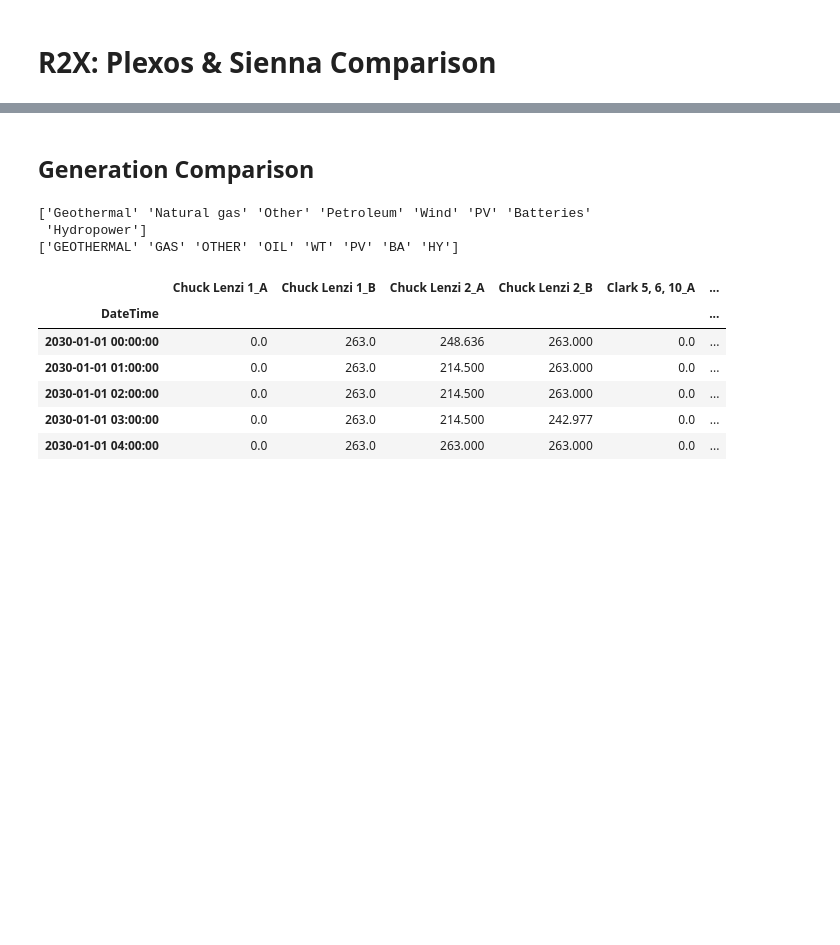
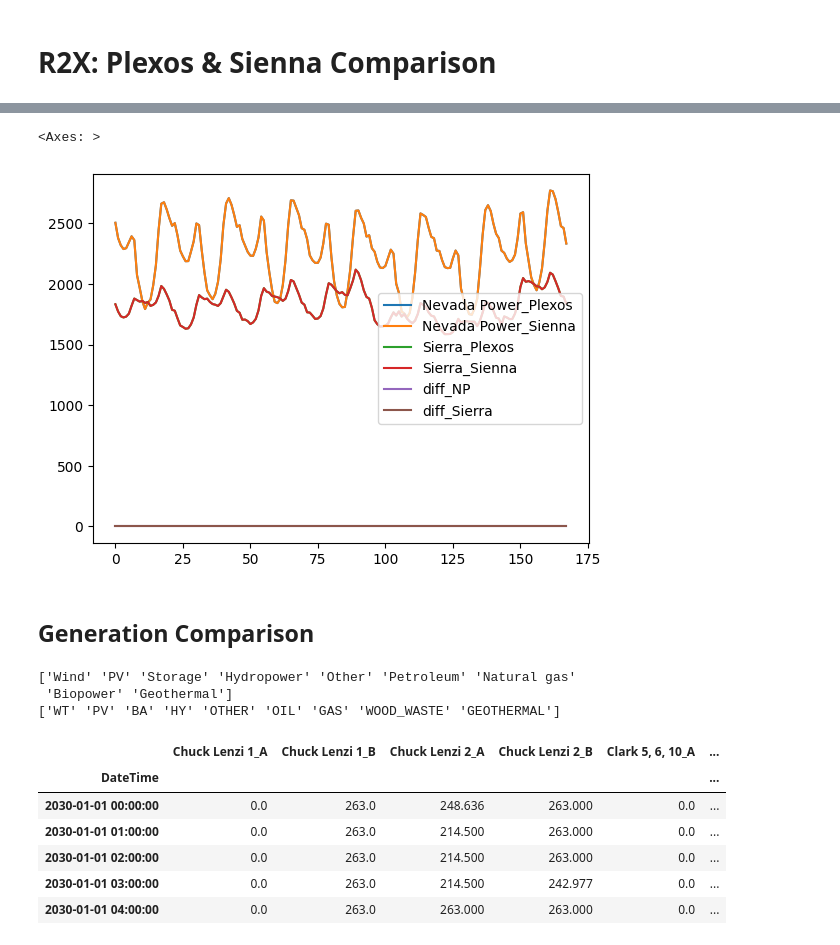
Before and after one commit to ktehranchi/FPA_NVE_Sienna, a Jupyter notebook: Projects/NVE/sienna_runs/validation.ipynb, the cells around one changed output, grey strips where cells are left out. Saved outputs shown, nothing was run; the diff lists cells and outputs as text; code cells hidden in the pictures; blank space fills up the shorter version.

```diff
--- a/Projects/NVE/sienna_runs/validation.ipynb
+++ b/Projects/NVE/sienna_runs/validation.ipynb
@@ -38,0 +53,4 @@ fuel_name_mapper = { # Maps fuel names/ PM names to the fuel names used in Sienn
+# %%
+# Read Sienna Demand
+df_sienna_demand = (pd.read_csv(sienna_results_folder / 'load_active_power.csv') *-1)
+df_sienna_demand
@@ -38,0 +71,11 @@ fuel_name_mapper = { # Maps fuel names/ PM names to the fuel names used in Sienn
+# %%
+# Read Plexos Results
+df_plexos_load = pd.read_excel(plexos_results_path, sheet_name='Native Load')
+df_plexos_load.drop(columns=[	"Parent Name", "Collection", "Property", "Band", "Units"], inplace=True)
+df_plexos_load.rename(columns={"Datetime": "DateTime"}, inplace=True)
+# Remove any zero load columns
+df_plexos_load = df_plexos_load.iloc[:len(df_sienna_demand)]
+df_plexos_load.set_index('DateTime', inplace=True)
+df_plexos_load = df_plexos_load.loc[:, (df_plexos_load.sum(axis=0) != 0)]
+df_plexos_load
+df_plexos_load.head(5)
@@ -39,17 +90,35 @@ fuel_name_mapper = { # Maps fuel names/ PM names to the fuel names used in Sienn
+# %%
+df_plexos_load = df_plexos_load[['Nevada Power', 'Sierra']].add_suffix('_Plexos')
+df_sienna_demand = df_sienna_demand[['Nevada Power', 'Sierra']].add_suffix('_Sienna')
+
+df = pd.DataFrame(
+    [
+        df_plexos_load['Nevada Power_Plexos'].reset_index(drop=True),
+        df_sienna_demand['Nevada Power_Sienna'].reset_index(drop=True),
+        df_plexos_load['Sierra_Plexos'].reset_index(drop=True),
+        df_sienna_demand['Sierra_Sienna'].reset_index(drop=True),
+        ]
+).T
+
+df['diff_NP'] = df['Nevada Power_Plexos'] - df['Nevada Power_Sienna']
+df['diff_Sierra'] = df['Sierra_Plexos'] - df['Sierra_Sienna']
+df
+df.plot()
+# %% [output]
+<Axes: >
+[figure, added]
 # %% [markdown]
 ## Generation Comparison
 # %%
 # Load Generator Fuel Mapping File
-r2x_output_path = Path('/Users/kamrantehranchi/Local_Documents/FPA_Sienna/Projects/NVE/output')
-gen_properties = pd.read_csv(r2x_output_path / 'gen.csv', index_col=0)
-gen_properties.columns
+gen_properties = pd.read_csv(Path('../output/gen.csv'), index_col=0)
 gen_properties['fuel_type'] = gen_properties.fuel.fillna(gen_properties.prime_mover_type)
 gen_properties['fuel_name'] = gen_properties.fuel_type.map(fuel_name_mapper)
 print(gen_properties.fuel_name.unique())
 print(gen_properties.fuel_type.unique())
 # %% [output]
-['Geothermal' 'Natural gas' 'Other' 'Petroleum' 'Wind' 'PV' 'Batteries'
- 'Hydropower']
-['GEOTHERMAL' 'GAS' 'OTHER' 'OIL' 'WT' 'PV' 'BA' 'HY']
+['Wind' 'PV' 'Storage' 'Hydropower' 'Other' 'Petroleum' 'Natural gas'
+ 'Biopower' 'Geothermal']
+['WT' 'PV' 'BA' 'HY' 'OTHER' 'OIL' 'GAS' 'WOOD_WASTE' 'GEOTHERMAL']
 # %%
 # Read Plexos Results
```
Also changed, not shown: parts of 21 cells of this notebook, 9 other files.
